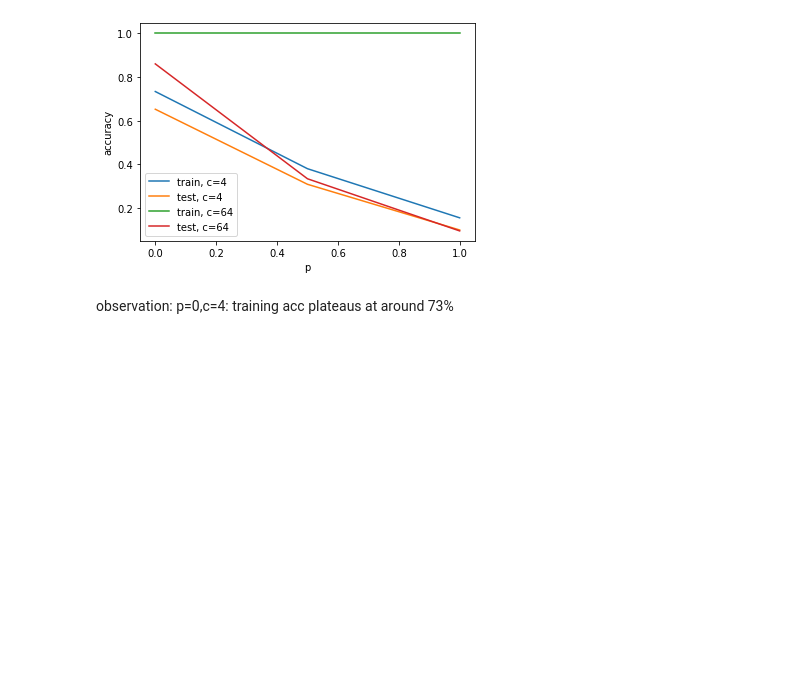
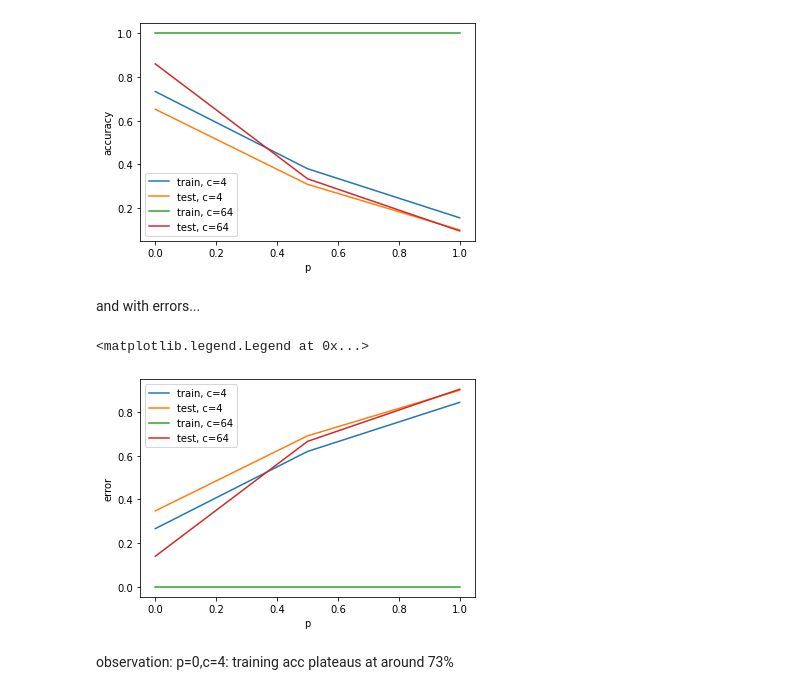
Before and after one commit to GrauleM/mltheoryseminar, a Jupyter notebook: code/hw0/hw0_problem2_sol.ipynb, the cells around one changed output. Saved outputs shown, nothing was run; the diff lists cells and outputs as text; code cells hidden in the pictures; blank space fills up the shorter version.

```diff
--- a/code/hw0/hw0_problem2_sol.ipynb
+++ b/code/hw0/hw0_problem2_sol.ipynb
@@ -228,6 +225,20 @@ plt.legend()
 # %% [output]
 <matplotlib.legend.Legend at 0x...>
 [figure]
+# %% [markdown]
+and with errors...
+# %%
+plt.figure()
+plt.plot(ps, 1- np.array(train_accuracies)[[0,2,4]], label="train, c=4")
+plt.plot(ps, 1- np.array(test_accuracies)[[0,2,4]], label="test, c=4")
+plt.plot(ps, 1- np.array(train_accuracies)[[1,3,5]], label="train, c=64")
+plt.plot(ps, 1- np.array(test_accuracies)[[1,3,5]], label="test, c=64")
+plt.xlabel("p")
+plt.ylabel("error")
+plt.legend()
+# %% [output]
+<matplotlib.legend.Legend at 0x...>
+[figure, added]
 # %% [markdown]
 observation: p=0,c=4: training acc plateaus at around 73%
 # %% [markdown]
```
Also changed, not shown: parts of 1 cell of this notebook, 2 other files.
